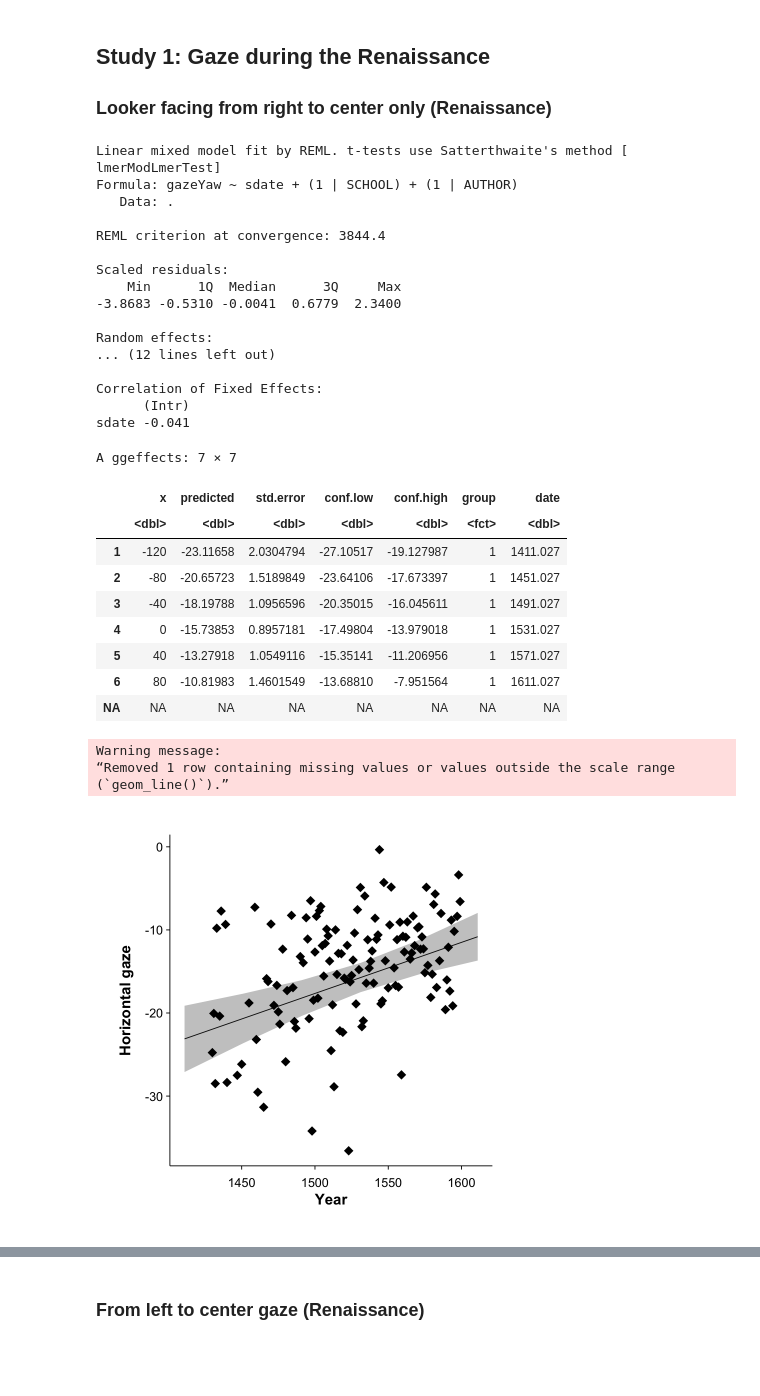
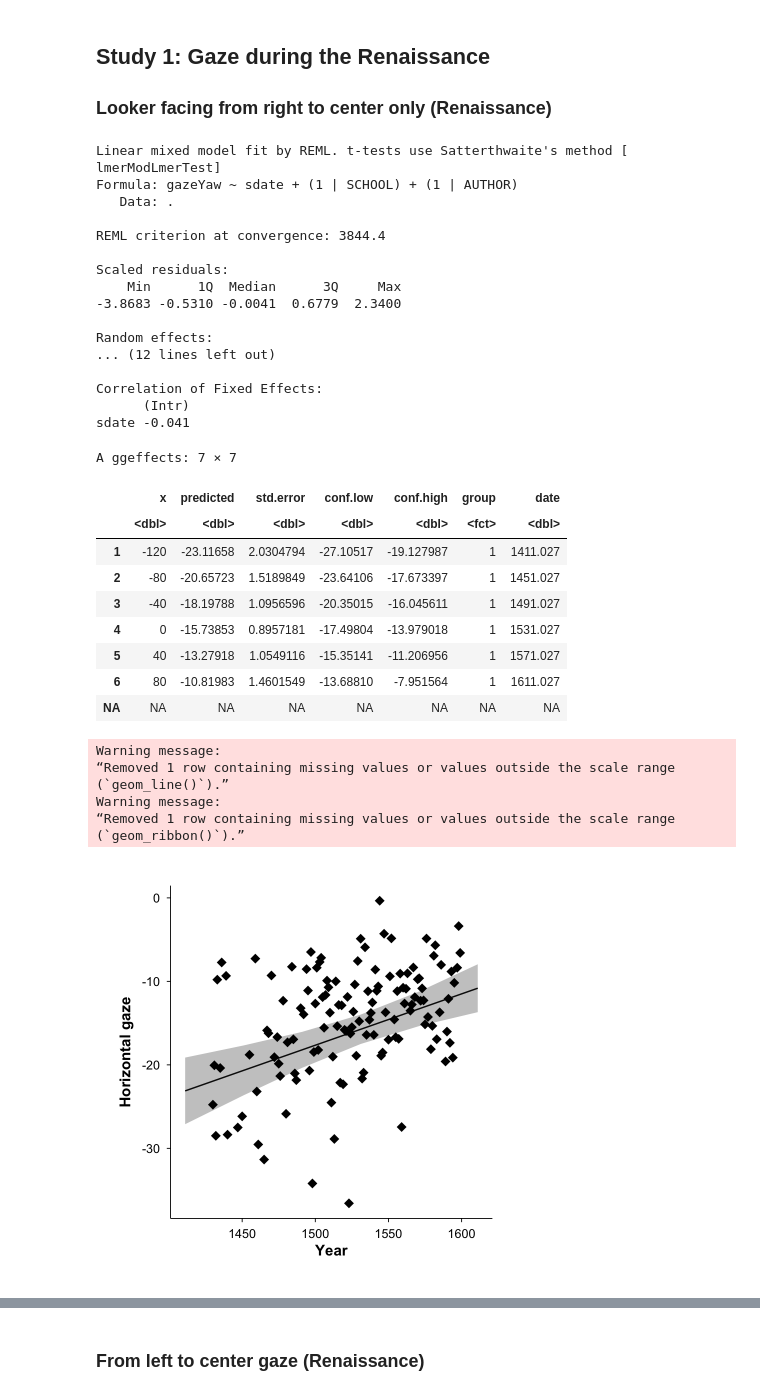
Before and after one commit to kokumarucrow/Renaissance_Gaze, a Jupyter notebook: Analysis/RePa_main.ipynb, the cells around one changed output, grey strips where cells are left out. Cells and saved outputs as stored; diff of their text form; code cells hidden in the pictures; blank space fills up the shorter version.

```diff
--- a/Analysis/RePa_main.ipynb
+++ b/Analysis/RePa_main.ipynb
@@ -90,10 +122,11 @@ A tibble: 1 × 1
 
 ### Looker facing from right to center only (Renaissance)
 # %%
+# Fit linear mixed model for rightward-gazing (gazeYaw < 0) Renaissance portraits predicting gaze angle from year; plot predicted trend.
 
 metadf_renai <- metadf %>% filter(Condition=='Renaissance', SCHOOL != 'Other' & SCHOOL != 'Finnish' & SCHOOL != 'Norwegian', date >= 1400, date <= 1600,gazeYaw<0,headPitch<90,headPitch>-90)
 metadf_renai %<>% mutate(sdate = scale(date,center=T,scale=F))
-metadf_renai %>% lmer(gazeYaw~sdate+(1|SCHOOL)+(1 |AUTHOR),data=.) -> fit2
+metadf_renai %>% lmer(gazeYaw~sdate+(1|SCHOOL)+(1 |AUTHOR),data=.,REML = TRUE) -> fit2
 fit2 %>% summary()
 glm_p <- ggpredict(fit2, terms = "sdate [-120:100 by=40]")
 (glm_p %<>% mutate(date=mean(metadf_renai$date,na.rm=T)+x))
@@ -108,31 +141,34 @@ glm_p <- ggpredict(fit2, terms = "sdate [-120:100 by=40]")
 Linear mixed model fit by REML. t-tests use Satterthwaite's method [
 lmerModLmerTest]
 Formula: gazeYaw ~ sdate + (1 | SCHOOL) + (1 | AUTHOR)
    Data: .
 
 REML criterion at convergence: 3844.4
 
 Scaled residuals:
     Min      1Q  Median      3Q     Max
 -3.8683 -0.5310 -0.0041  0.6779  2.3400
 
 Random effects:
 ... (12 lines left out)
 
 Correlation of Fixed Effects:
       (Intr)
 sdate -0.041
 A ggeffects: 7 × 7
 |  | x | predicted | std.error | conf.low | conf.high | group | date |
 |  | <dbl> | <dbl> | <dbl> | <dbl> | <dbl> | <fct> | <dbl> |
 | 1 | -120 | -23.11658 | 2.0304794 | -27.10517 | -19.127987 | 1 | 1411.027 |
 | 2 | -80 | -20.65723 | 1.5189849 | -23.64106 | -17.673397 | 1 | 1451.027 |
 | 3 | -40 | -18.19788 | 1.0956596 | -20.35015 | -16.045611 | 1 | 1491.027 |
 | 4 | 0 | -15.73853 | 0.8957181 | -17.49804 | -13.979018 | 1 | 1531.027 |
 | 5 | 40 | -13.27918 | 1.0549116 | -15.35141 | -11.206956 | 1 | 1571.027 |
 | 6 | 80 | -10.81983 | 1.4601549 | -13.68810 | -7.951564 | 1 | 1611.027 |
 | NA | NA | NA | NA | NA | NA | NA | NA |
 Warning message:
 “Removed 1 row containing missing values or values outside the scale range
 (`geom_line()`).”
+Warning message:
+“Removed 1 row containing missing values or values outside the scale range
+(`geom_ribbon()`).”
-[figure, old version]
+[figure, new version]
```
Also changed, not shown: parts of 47 cells of this notebook, 10 other files.
